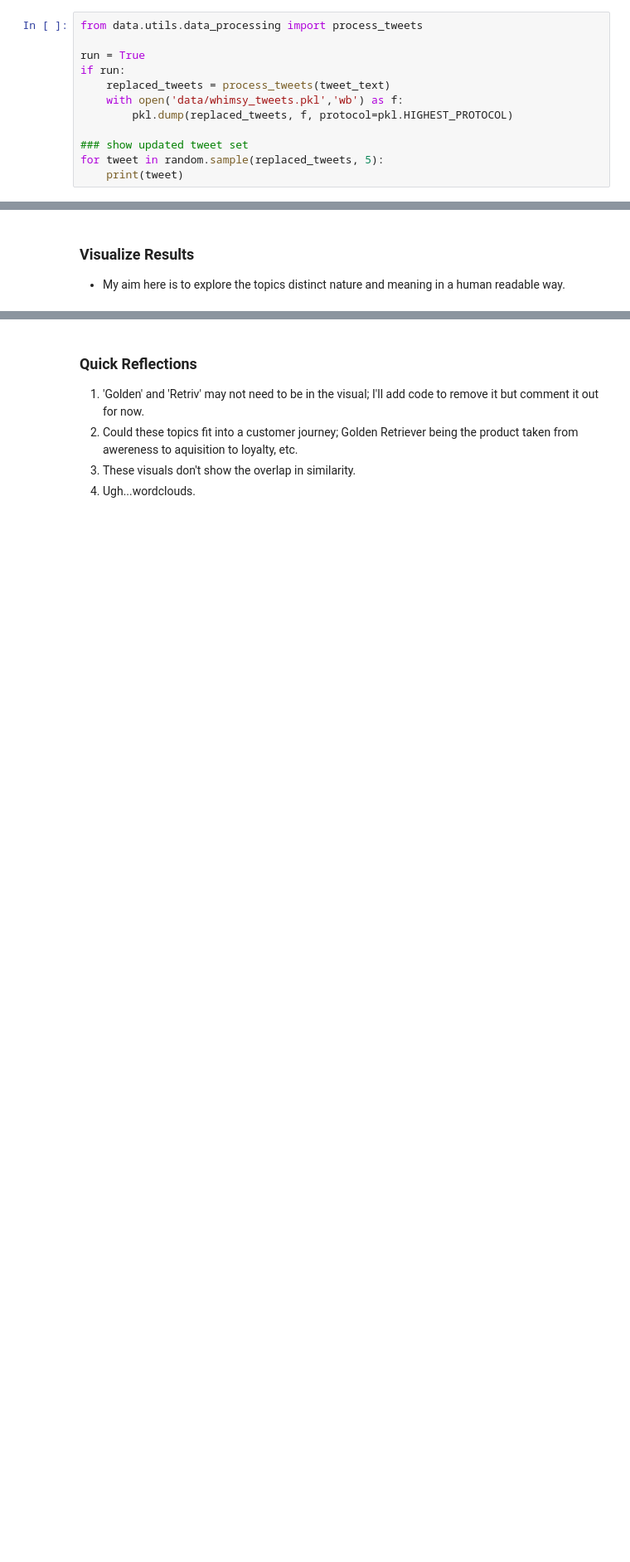
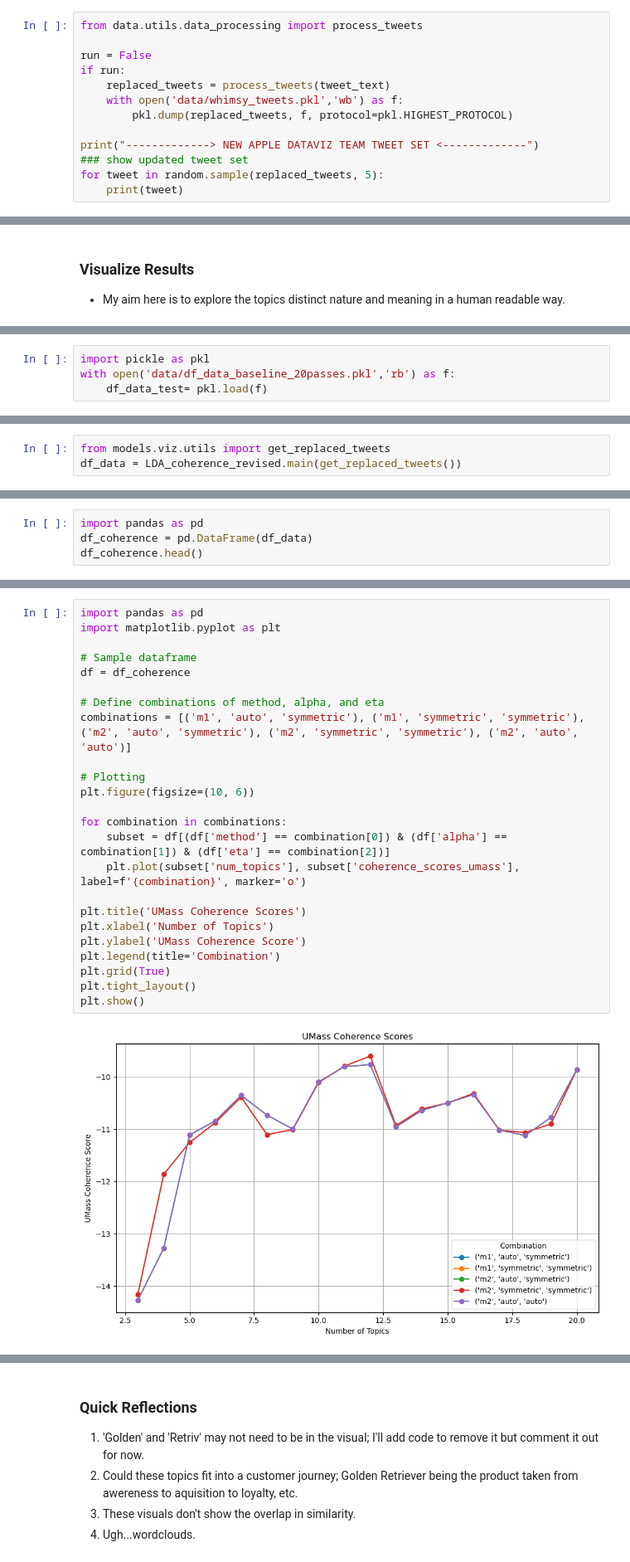
Before and after one commit to blehman/code_samples, a Jupyter notebook: tweet_topic_modeling/tom_robbins_whimsy.ipynb, the cells around one changed output, grey strips where cells are left out. Shown at 83% size. Saved outputs shown, nothing was run; the diff lists cells and outputs as text; blank space fills up the shorter version.

```diff
--- a/tweet_topic_modeling/tom_robbins_whimsy.ipynb
+++ b/tweet_topic_modeling/tom_robbins_whimsy.ipynb
@@ -122,12 +113,13 @@ Since most of these tweets contain the term "half pitbull half golden retriever,
 # %%
 from data.utils.data_processing import process_tweets
 
-run = True
+run = False
 if run:
     replaced_tweets = process_tweets(tweet_text)
     with open('data/whimsy_tweets.pkl','wb') as f:
         pkl.dump(replaced_tweets, f, protocol=pkl.HIGHEST_PROTOCOL)
 
+print("-------------> NEW APPLE DATAVIZ TEAM TWEET SET <-------------")
 ### show updated tweet set
 for tweet in random.sample(replaced_tweets, 5):
     print(tweet)
@@ -372,0 +736,4 @@ lda_model, train_corpus, dictionary = LDA_m3.main(tweet_text, pyLDAvis=True)
+# %%
+import pickle as pkl
+with open('data/df_data_baseline_20passes.pkl','rb') as f:
+    df_data_test= pkl.load(f)
@@ -372,0 +862,3 @@ lda_model, train_corpus, dictionary = LDA_m3.main(tweet_text, pyLDAvis=True)
+# %%
+from models.viz.utils import get_replaced_tweets
+df_data = LDA_coherence_revised.main(get_replaced_tweets())
@@ -372,0 +883,4 @@ lda_model, train_corpus, dictionary = LDA_m3.main(tweet_text, pyLDAvis=True)
+# %%
+import pandas as pd
+df_coherence = pd.DataFrame(df_data)
+df_coherence.head()
@@ -372,0 +921,26 @@ lda_model, train_corpus, dictionary = LDA_m3.main(tweet_text, pyLDAvis=True)
+# %%
+import pandas as pd
+import matplotlib.pyplot as plt
+
+# Sample dataframe
+df = df_coherence
+
+# Define combinations of method, alpha, and eta
+combinations = [('m1', 'auto', 'symmetric'), ('m1', 'symmetric', 'symmetric'), ('m2', 'auto', 'symmetric'), ('m2', 'symmetric', 'symmetric'), ('m2', 'auto', 'auto')]
+
+# Plotting
+plt.figure(figsize=(10, 6))
+
+for combination in combinations:
+    subset = df[(df['method'] == combination[0]) & (df['alpha'] == combination[1]) & (df['eta'] == combination[2])]
+    plt.plot(subset['num_topics'], subset['coherence_scores_umass'], label=f'{combination}', marker='o')
+
+plt.title('UMass Coherence Scores')
+plt.xlabel('Number of Topics')
+plt.ylabel('UMass Coherence Score')
+plt.legend(title='Combination')
+plt.grid(True)
+plt.tight_layout()
+plt.show()
+# %% [output]
+[figure, added]
```
Also changed, not shown: parts of 112 cells of this notebook, 2 other files.
